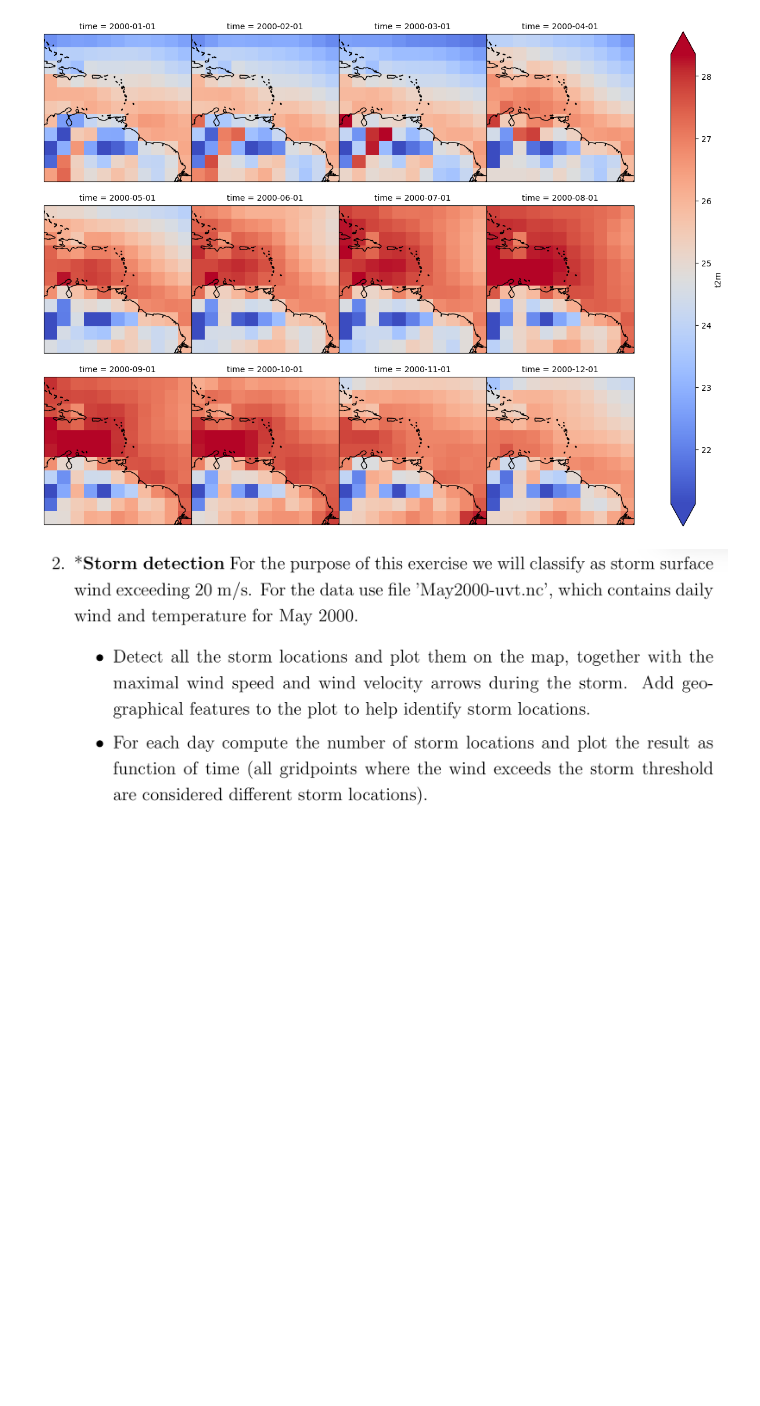
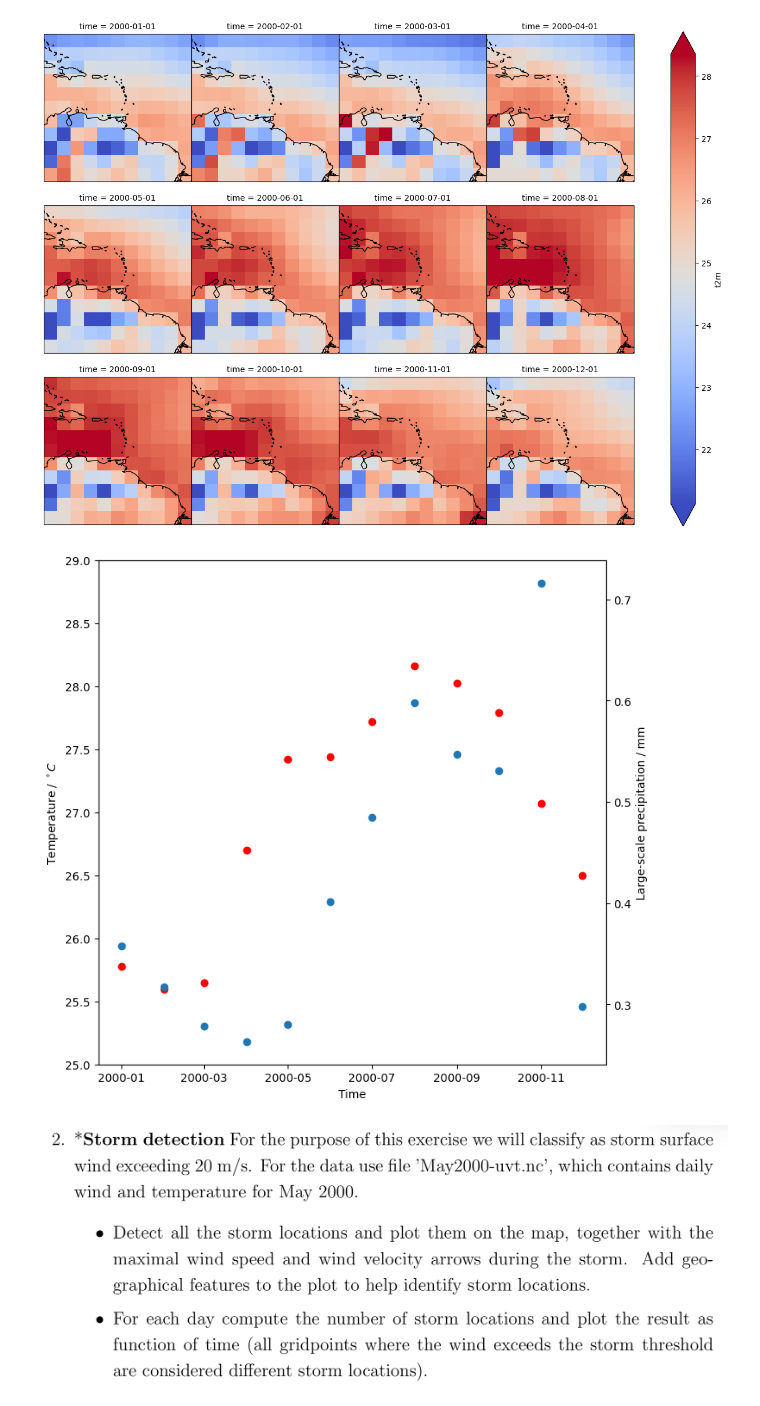
Before and after one commit to ChaPop870/63-527-Data-Analysis-of-Atm-and-Oce-using-Python-Labs, a Jupyter notebook: Lab-Report-2/Lab 3.ipynb, the cells around one changed output. Drawn from its saved outputs; the diff is of its cells as text; code cells hidden in the pictures; blank space fills up the shorter version.

```diff
--- a/Lab-Report-2/Lab 3.ipynb
+++ b/Lab-Report-2/Lab 3.ipynb
@@ -70,5 +70,23 @@ ax.map(lambda: plt.gca().coastlines())
 # %% [output]
 <xarray.plot.facetgrid.FacetGrid at 0x...>
 [figure]
+# %%
+sauteurs_temps = ds['t2m'].sel(longitude=lon_center, latitude=lat_center, method='nearest') - 273.15
+
+sauteurs_rain = ds['lsp'].sel(longitude=lon_center, latitude=lat_center, method='nearest') * 1_000
+
+fig, ax1 = plt.subplots(figsize=(8, 8))
+ax1.scatter(ds.time, sauteurs_temps, color='red')
+ax1.set_ylabel(r"Temperature / $^\circ C$")
+ax1.set_xlabel("Time")
+ax1.set_ylim(25, 29)
+
+ax2 = ax1.twinx()
+ax2.scatter(ds.time, sauteurs_rain)
+ax2.set_ylabel("Large-scale precipitation / mm")
+
+plt.show()
+# %% [output]
+[figure, added]
 # %% [markdown]
 ![image.png](attachment:c6e79c22-52fb-4b93-96fa-c038f3409288.png)
```
Also changed, not shown: parts of 3 cells of this notebook, 4 other files.
